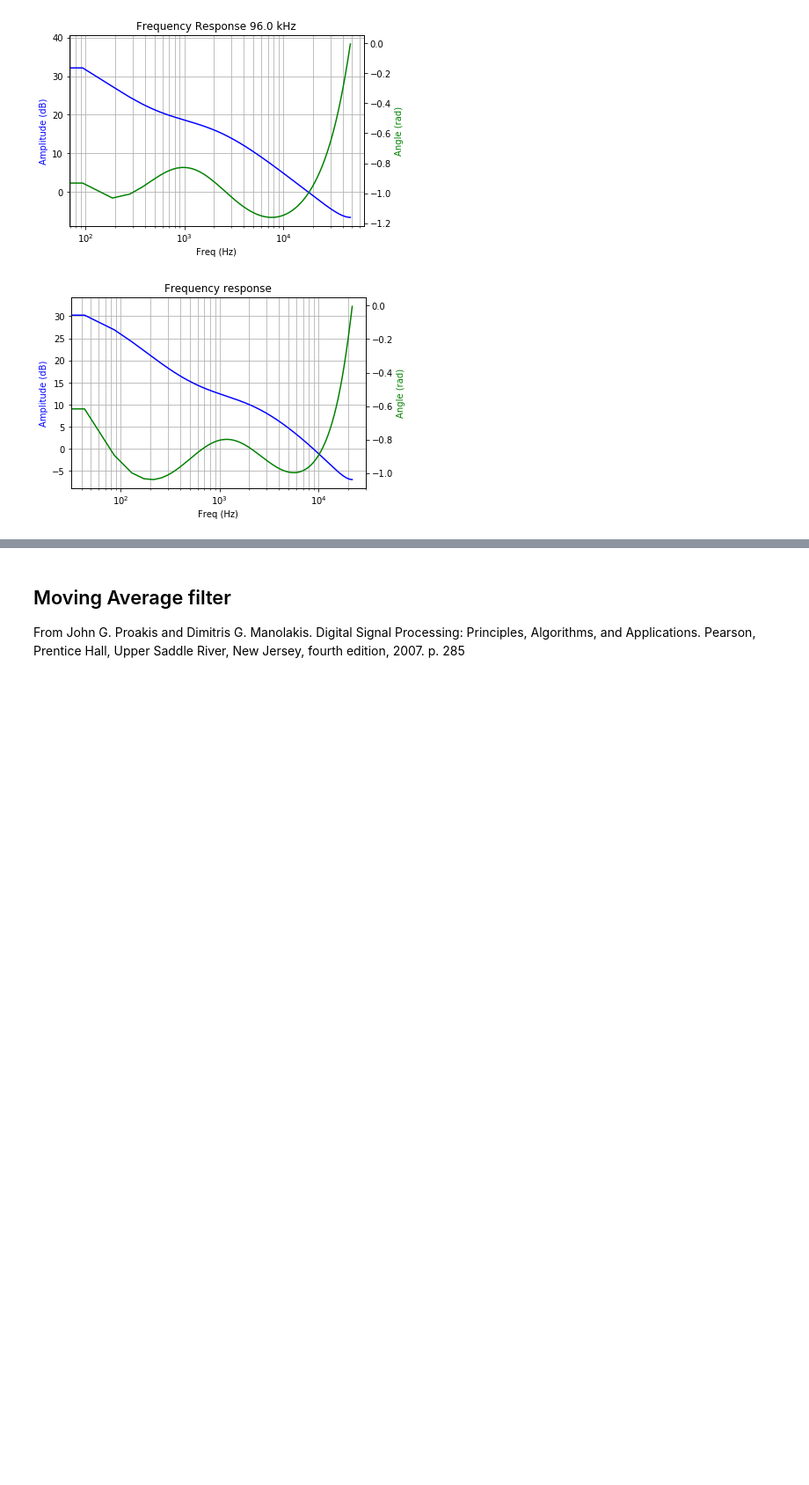
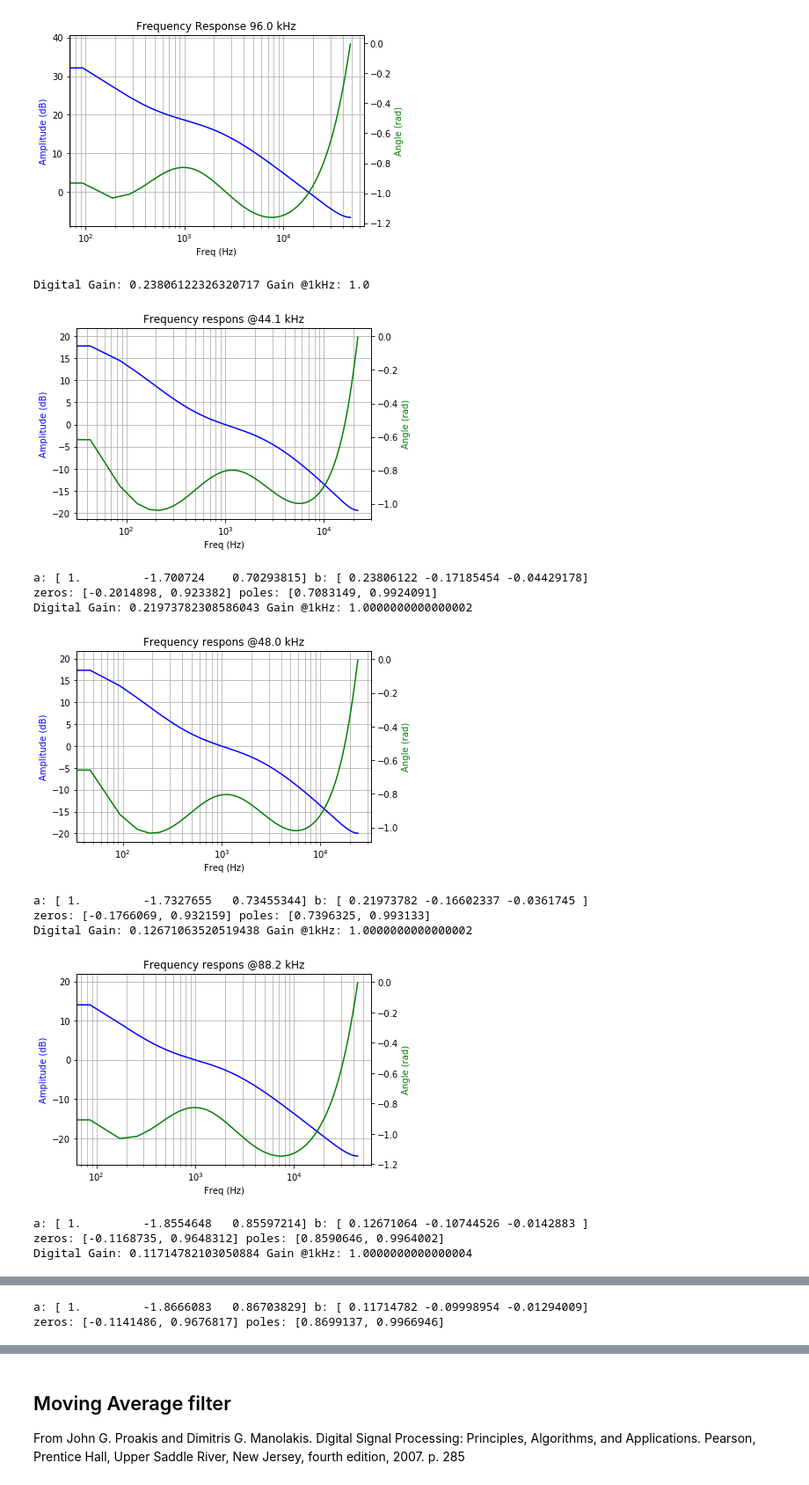
Before and after one commit to schlatterbeck/filter-optimizer, a Jupyter notebook: IIR_Filter.ipynb, the cells around one changed output, grey strips where cells are left out. Shown at 88% size. Cells and saved outputs as stored; diff of their text form; code cells hidden in the pictures; blank space fills up the shorter version.

```diff
--- a/IIR_Filter.ipynb
+++ b/IIR_Filter.ipynb
@@ -511,32 +511,62 @@ for k in riaa :
 # Values from source-code of sox
 sox_riaa = {}
 sox_riaa ['44.1'] = dict \
     ( zeros = [-0.2014898, 0.9233820]
     , poles = [ 0.7083149, 0.9924091]
     )
 sox_riaa ['48.0'] = dict \
     ( zeros = [-0.1766069, 0.9321590]
     , poles = [ 0.7396325, 0.9931330]
     )
 sox_riaa ['88.2'] = dict \
     ( zeros = [-0.1168735, 0.9648312]
     , poles = [ 0.8590646, 0.9964002]
     )
 sox_riaa ['96.0'] = dict \
     ( zeros = [-0.1141486, 0.9676817]
     , poles = [ 0.8699137, 0.9966946]
     )
 
 # Check that RIAA params from forum are identical with sox params
 for k in riaa :
     for zp in 'zeros', 'poles' :
         for n1, n2 in zip (sorted (sox_riaa [k][zp]), sorted (riaa [k][zp])) :
             #print (n1, n2, n1 - n2)
             assert abs (n1 - n2) < 5e-10
 
 (b, a) = zpk2tf (sox_riaa ['44.1']['zeros'], sox_riaa ['44.1']['poles'], 1.0)
 w, h = freqz (b, a)
 wg, gd = group_delay ((b, a))
-plot_response (w, h, f0=44100, log = True)
+#plot_response (w, h, f0=44100, log = True)
+
+# Normalize to 0dB for 1kHz
+digital_gain = 1.0
+for rk in sox_riaa :
+    sr = sox_riaa [rk]
+    fs = float (rk) * 1000.0
+    z1kHz = 1000.0 / fs * 2 * pi
+    for k in range (2) :
+        (sr ['nb'], sr ['na']) = zpk2tf (sr ['zeros'], sr ['poles'], digital_gain)
+        w, h = freqz (sr ['nb'], sr ['na'], [z1kHz])
+        #print (w, h, abs (h))
+        digital_gain = abs (digital_gain / abs (h [0]))
+        #print ("digital gain:", digital_gain)
+    print ("Digital Gain:", digital_gain, "Gain @1kHz:", abs (h [0]))
+    w, h = freqz (sr ['nb'], sr ['na'])
+    plot_response (w, h, f0=fs, log = True, title = 'Frequency respons @%s kHz' % rk)
+    print ("a:", sr ['na'], 'b:', sr ['nb'])
+    print ("zeros:", sr ['zeros'], "poles:", sr ['poles'])
 # %% [output]
+Digital Gain: 0.23806122326320717 Gain @1kHz: 1.0
-[figure, old version]
+[figure, new version]
+a: [ 1.         -1.700724    0.70293815] b: [ 0.23806122 -0.17185454 -0.04429178]
+zeros: [-0.2014898, 0.923382] poles: [0.7083149, 0.9924091]
+Digital Gain: 0.21973782308586043 Gain @1kHz: 1.0000000000000002
+[figure, added]
+a: [ 1.         -1.7327655   0.73455344] b: [ 0.21973782 -0.16602337 -0.0361745 ]
+zeros: [-0.1766069, 0.932159] poles: [0.7396325, 0.993133]
+Digital Gain: 0.12671063520519438 Gain @1kHz: 1.0000000000000002
+[figure, added]
+a: [ 1.         -1.8554648   0.85597214] b: [ 0.12671064 -0.10744526 -0.0142883 ]
+zeros: [-0.1168735, 0.9648312] poles: [0.8590646, 0.9964002]
+Digital Gain: 0.11714782103050884 Gain @1kHz: 1.0000000000000004
@@ -543,3 +574,5 @@ plot_response (w, h, f0=44100, log = True)
+a: [ 1.         -1.8666083   0.86703829] b: [ 0.11714782 -0.09998954 -0.01294009]
+zeros: [-0.1141486, 0.9676817] poles: [0.8699137, 0.9966946]
 # %%
 (b, a) = zpk2tf (sox_riaa ['96.0']['zeros'], sox_riaa ['96.0']['poles'], 1.0)
 w, h = freqz (b, a)
```
Also changed, not shown: parts of 5 cells of this notebook.
